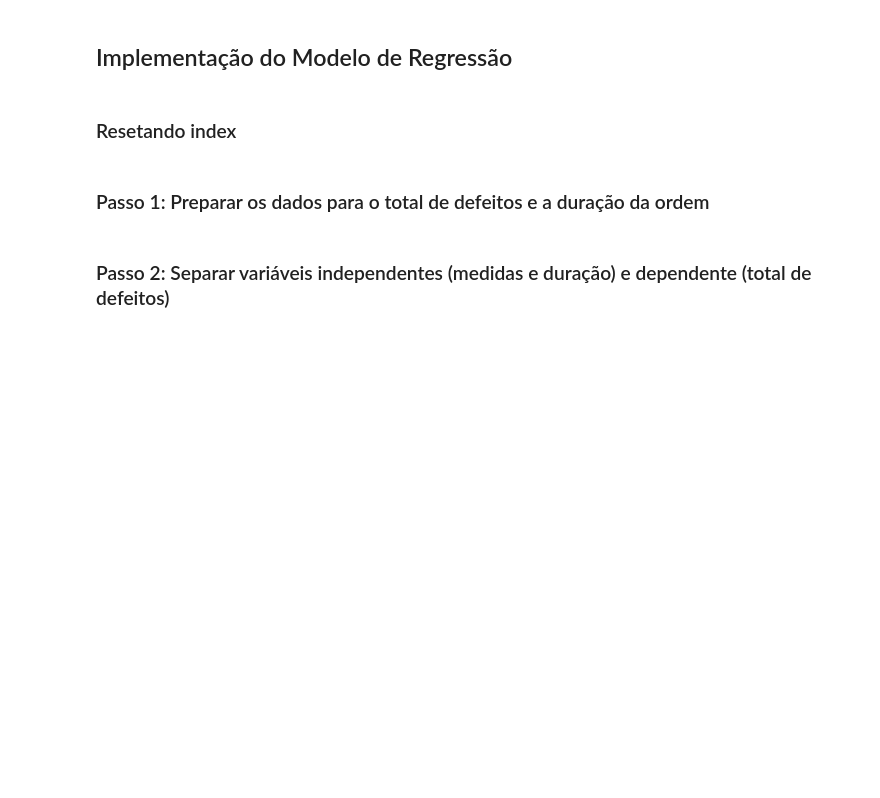
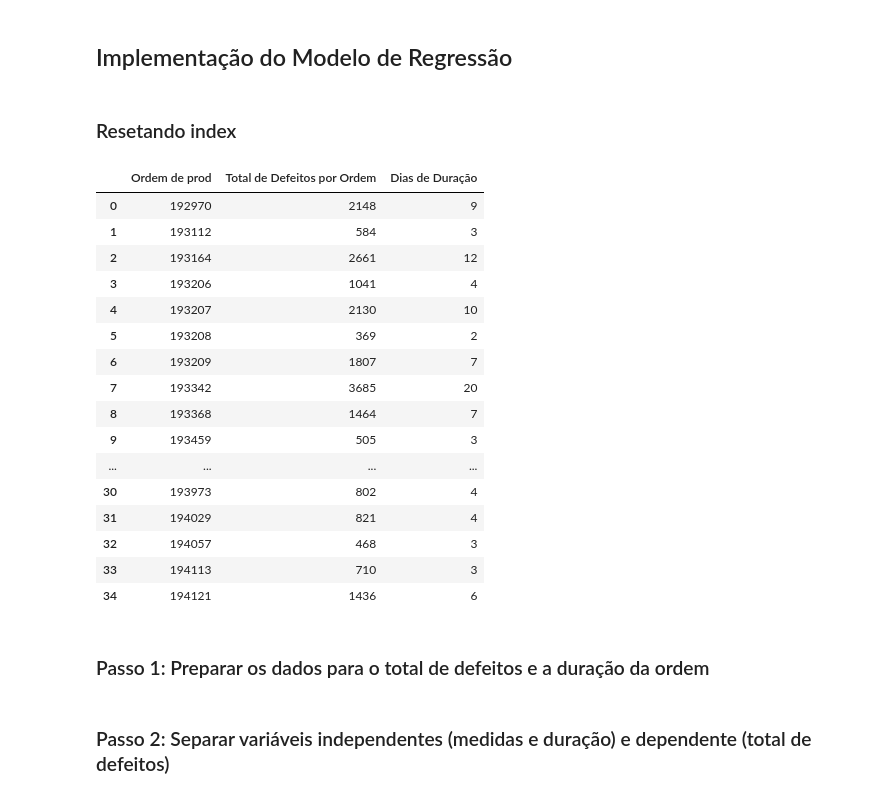
Before and after one commit to lucasz-g/Analise-Gotas, a Jupyter notebook: analises/modelo_ml.ipynb, the cells around one changed output. Saved outputs shown, nothing was run; the diff lists cells and outputs as text; code cells hidden in the pictures; blank space fills up the shorter version.

```diff
--- a/analises/modelo_ml.ipynb
+++ b/analises/modelo_ml.ipynb
@@ -253,0 +254,2 @@ KeyError: "Column(s) ['Dias de Duração'] do not exist"
+# %%
+defeitos_por_duracao.rename(columns={'Total de Defeitos no Dia': 'Total de Defeitos por Ordem'}, inplace=True)
@@ -302,6 +392,26 @@ fig.show()
 ### Resetando index
 # %%
 df_total_duracao_reset = defeitos_por_duracao.reset_index()
+# %%
+df_total_duracao_reset
+# %% [output]
+|  | Ordem de prod | Total de Defeitos por Ordem | Dias de Duração |
+| 0 | 192970 | 2148 | 9 |
+| 1 | 193112 | 584 | 3 |
+| 2 | 193164 | 2661 | 12 |
+| 3 | 193206 | 1041 | 4 |
+| 4 | 193207 | 2130 | 10 |
+| 5 | 193208 | 369 | 2 |
+| 6 | 193209 | 1807 | 7 |
+| 7 | 193342 | 3685 | 20 |
+| 8 | 193368 | 1464 | 7 |
+| 9 | 193459 | 505 | 3 |
+| ... | ... | ... | ... |
+| 30 | 193973 | 802 | 4 |
+| 31 | 194029 | 821 | 4 |
+| 32 | 194057 | 468 | 3 |
+| 33 | 194113 | 710 | 3 |
+| 34 | 194121 | 1436 | 6 |
 # %% [markdown]
 ### Passo 1: Preparar os dados para o total de defeitos e a duração da ordem
 # %%
```
Also changed, not shown: parts of 52 cells of this notebook.
